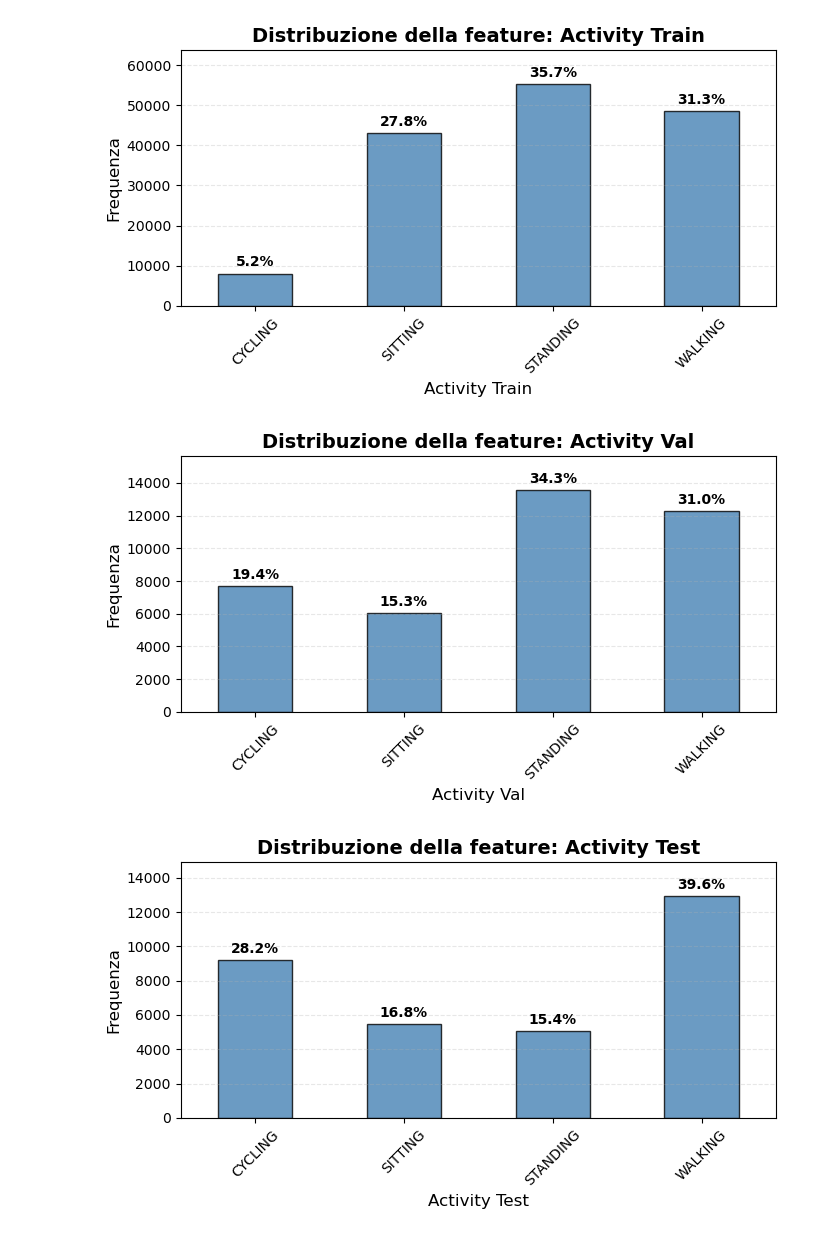
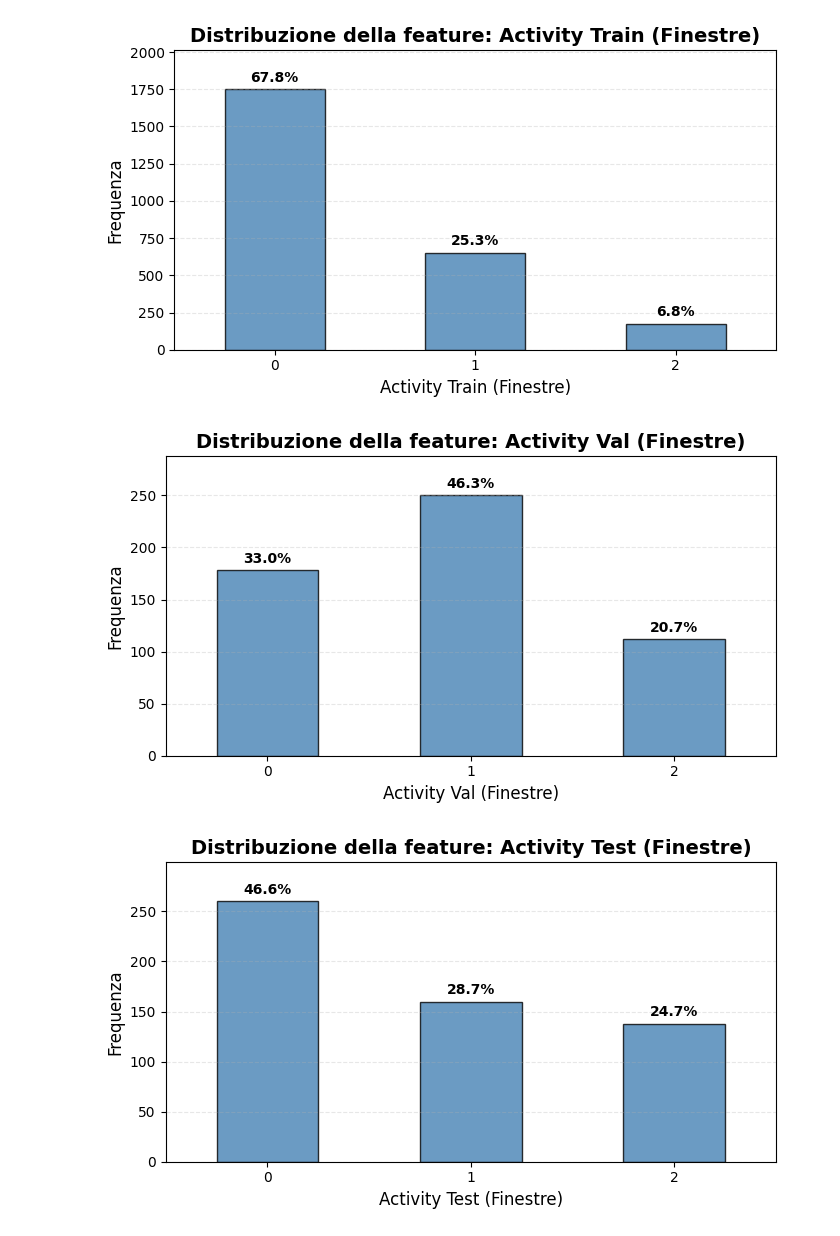
Before and after one commit to gabb-OS/bicycle-parking-manager, a Jupyter notebook: har-machine-learning/har_ml.ipynb, the cells around one changed output. Drawn from its saved outputs; the diff is of its cells as text; code cells hidden in the pictures.

```diff
--- a/har-machine-learning/har_ml.ipynb
+++ b/har-machine-learning/har_ml.ipynb
@@ -93,3 +117,29 @@ def create_windows(df, window_size=256, overlap=128):
+# %%
+def create_windows(df, window_size=256, overlap=128):
+    """
+    Trasforma il dataset piatto in segmenti temporali (finestre) adatti alla 1D-CNN.
+    """
+    features = ['x_acc', 'y_acc', 'z_acc', 'x_gyr', 'y_gyr', 'z_gyr', 'x_mag', 'y_mag', 'z_mag']
+    X, y = [], []
+    step = window_size - overlap  # Stride
+
+    for i in range(0, len(df) - window_size + 1, step):
+        # Estrazione finestra
+        window = df[features].iloc[i : i + window_size].values
+
+        # Usa la label più frequente solo se > 50% della finestra
+        # Questo evita finestre "miste" che confondono il modello
+        window_labels = df['target'].iloc[i : i + window_size]
+        label_counts = window_labels.value_counts()
+
+        # Prendi la label dominante solo se costituisce almeno il 70% della finestra
+        if label_counts.iloc[0] / len(window_labels) >= 0.5:
+            label = label_counts.index[0]
+            X.append(window)
+            y.append(label)
+
+    print(f"Finestre create: {len(X)} (da {len(df)} campioni)")
+    return np.array(X, dtype='float32'), np.array(y, dtype='int32')
 # %%
 def plot_feature_distribution(df_feature, feature_name):
     if not isinstance(df_feature, pd.Series):
@@ -118,7 +164,10 @@ def plot_feature_distribution(df_feature, feature_name):
     plt.show()
 # %%
 # CONFIGURAZIONE
-seed = 42
-features = ['x_acc', 'y_acc', 'z_acc', 'x_gyr', 'y_gyr', 'z_gyr', 'x_mag', 'y_mag', 'z_mag']
+SEED = 42
+FEATURES = ['x_acc', 'y_acc', 'z_acc', 'x_gyr', 'y_gyr', 'z_gyr', 'x_mag', 'y_mag', 'z_mag']
 WINDOW_SIZE = 256
 OVERLAP = 128
+
+# Nomi delle classi per i report
+CLASS_NAMES = ['Idle', 'Walking', 'Cycling']
@@ -190,8 +240,9 @@ TEST:  (254, 256, 9)  - Classi: (array([0., 1., 2.]), array([ 81, 101,  72]))
 # %%
-plot_feature_distribution(df_train['activity'], "Activity Train")
-plot_feature_distribution(df_val['activity'], "Activity Val")
-plot_feature_distribution(df_test['activity'], "Activity Test")
+# Visualizzazione distribuzione classi
+plot_feature_distribution(y_train, "Activity Train (Finestre)")
+plot_feature_distribution(y_val, "Activity Val (Finestre)")
+plot_feature_distribution(y_test, "Activity Test (Finestre)")
 # %% [output]
-[figure, old version]
+[figure, new version]
-[figure, old version]
+[figure, new version]
-[figure, old version]
+[figure, new version]
```
Also changed, not shown: parts of 15 cells of this notebook, 1 other file.
